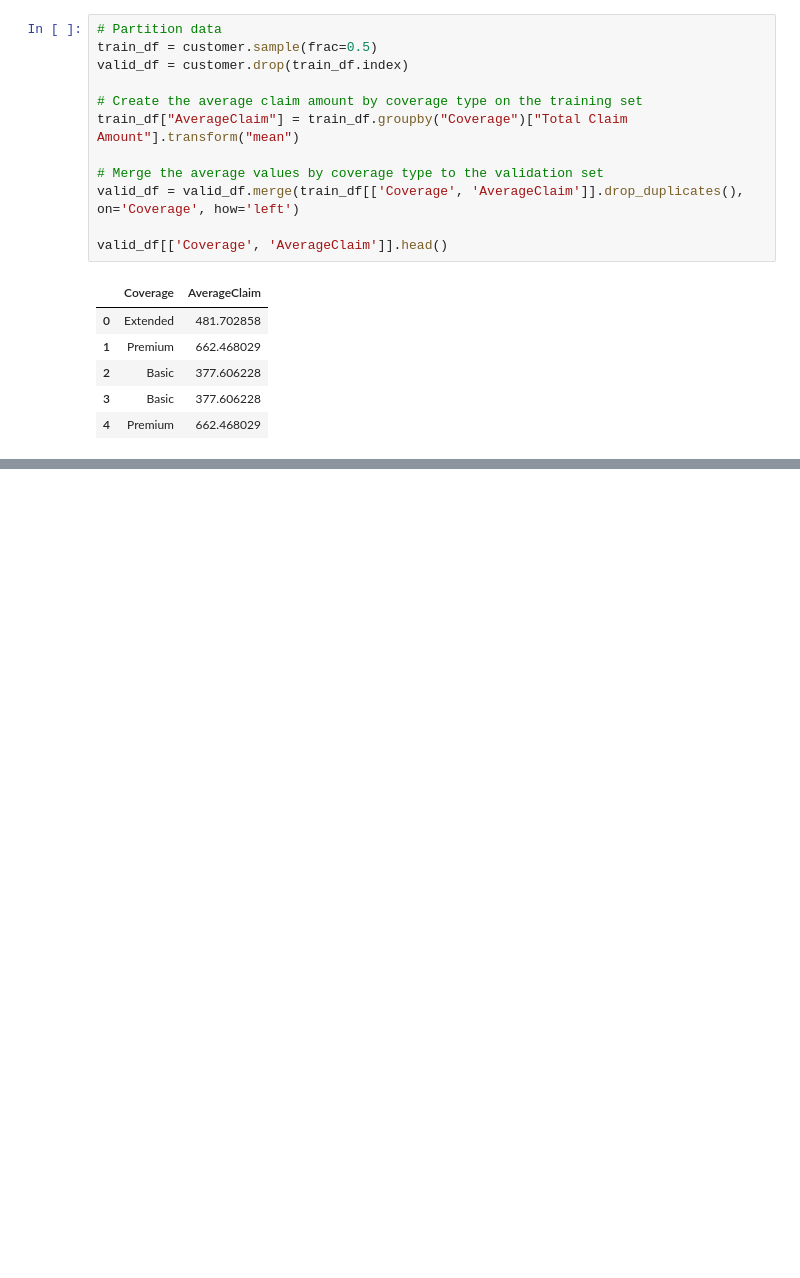
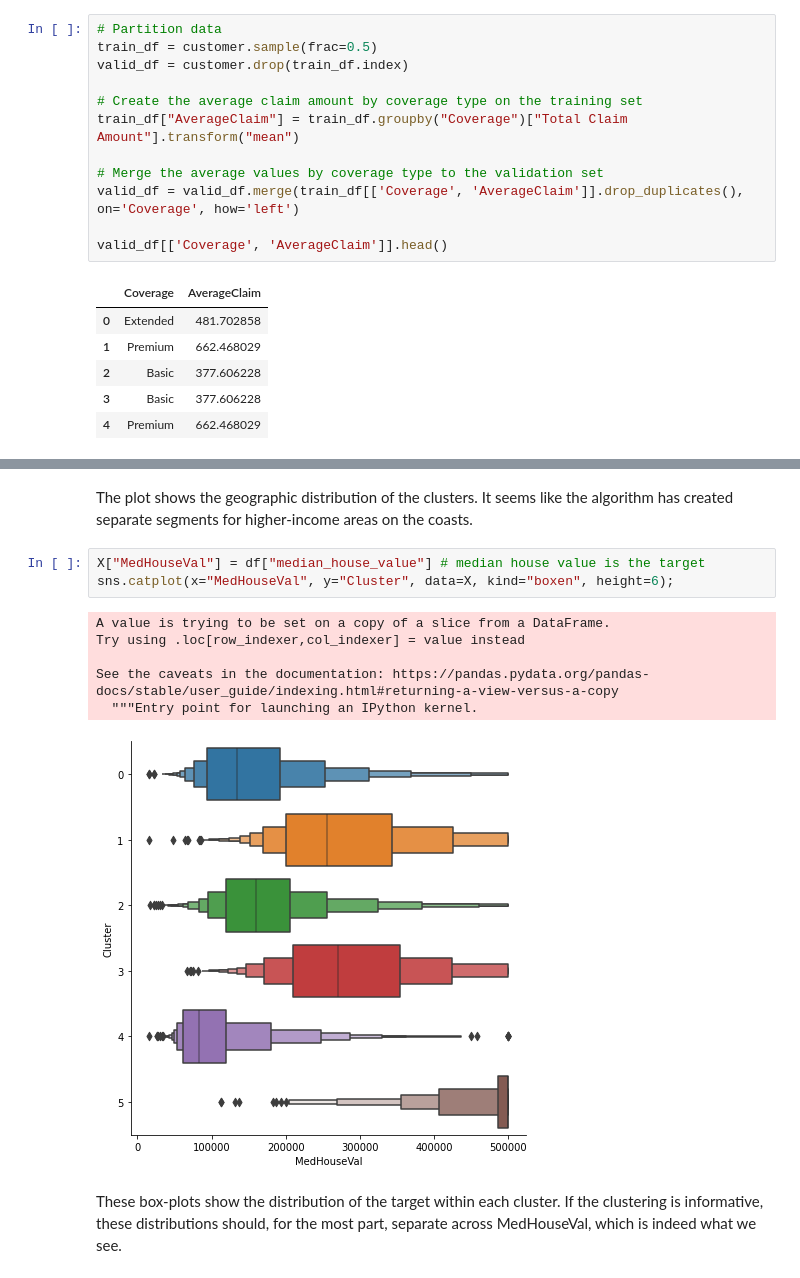
Before and after one commit to chelynl/Machine_Learning, a Jupyter notebook: Feature_Engineering.ipynb, the cells around one changed output, grey strips where cells are left out. Drawn from its saved outputs; the diff is of its cells as text; blank space fills up the shorter version.

```diff
--- a/Feature_Engineering.ipynb
+++ b/Feature_Engineering.ipynb
@@ -751,0 +800,14 @@ valid_df[['Coverage', 'AverageClaim']].head()
+# %% [markdown]
+The plot shows the geographic distribution of the clusters. It seems like the algorithm has created separate segments for higher-income areas on the coasts.
+# %%
+X["MedHouseVal"] = df["median_house_value"] # median house value is the target
+sns.catplot(x="MedHouseVal", y="Cluster", data=X, kind="boxen", height=6);
+# %% [output]
+A value is trying to be set on a copy of a slice from a DataFrame.
+Try using .loc[row_indexer,col_indexer] = value instead
+
+See the caveats in the documentation: https://pandas.pydata.org/pandas-docs/stable/user_guide/indexing.html#returning-a-view-versus-a-copy
+  """Entry point for launching an IPython kernel.
+[figure, added]
+# %% [markdown]
+These box-plots show the distribution of the target within each cluster. If the clustering is informative, these distributions should, for the most part, separate across MedHouseVal, which is indeed what we see.
```
Also changed, not shown: parts of 21 cells of this notebook.
